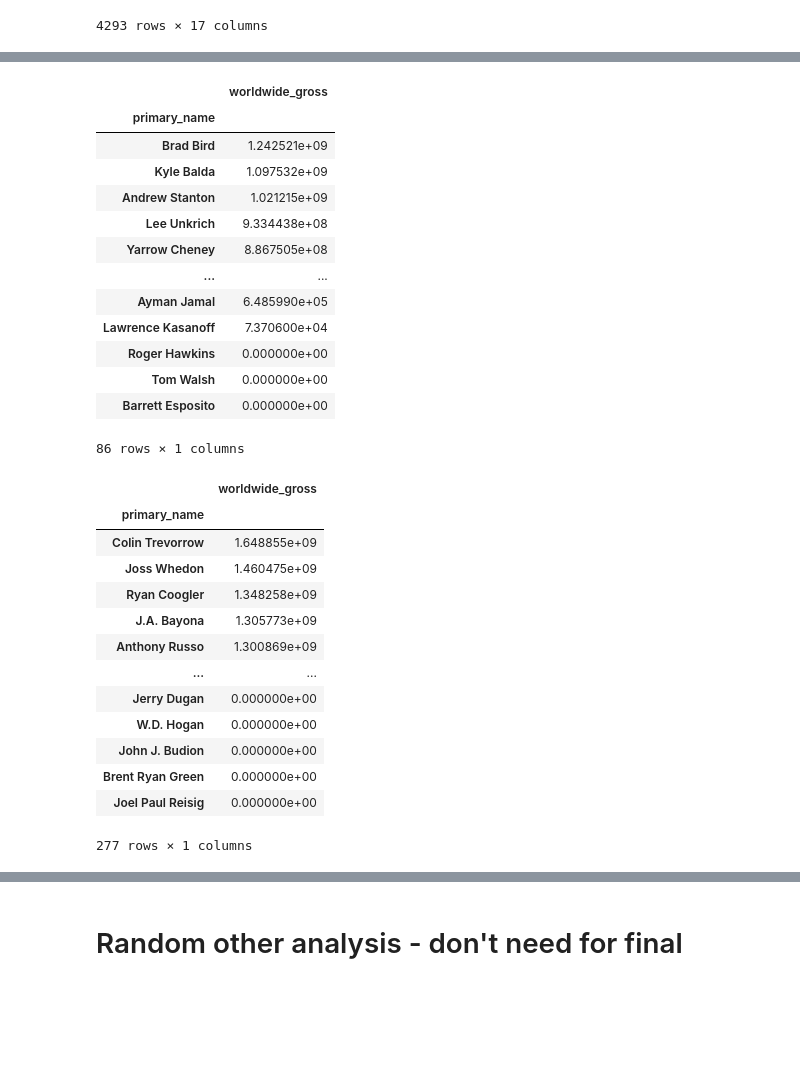
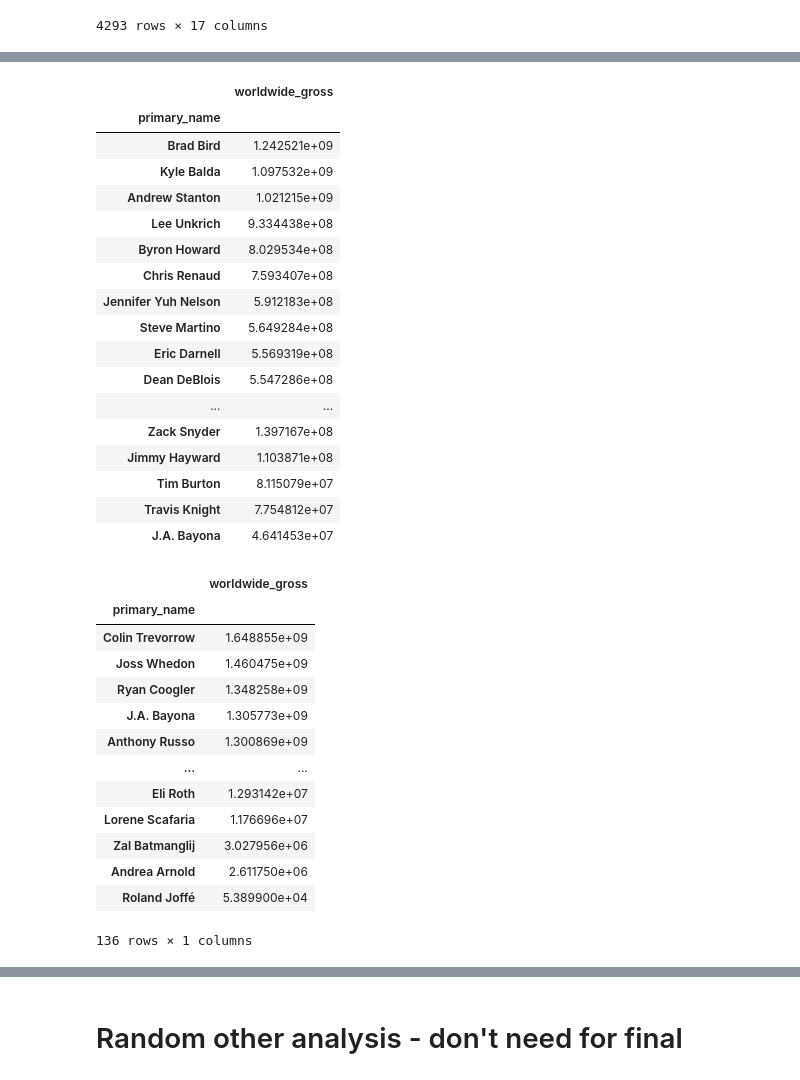
Before and after one commit to abwilliamss/AIAcademy-capstone, a Jupyter notebook: abby.ipynb, the cells around one changed output, grey strips where cells are left out. Saved outputs shown, nothing was run; the diff lists cells and outputs as text; code cells hidden in the pictures; blank space fills up the shorter version.

Commit message:
changing it to filter 5 directors

```diff
--- a/abby.ipynb
+++ b/abby.ipynb
@@ -146,0 +133,2 @@ Name: primary_name, Length: 1242, dtype: int64
+# %%
+final_direct = final
@@ -180,24 +193,28 @@ sns.set(rc={'figure.figsize':(20,10)})
 # %%
-animation = final[final['genres'] == 'Animation']
+animation = final_direct[final_direct['genres'] == 'Animation']
 directors_profit_animation = animation.groupby('primary_name').mean()['worldwide_gross'].sort_values(ascending=False).to_frame()
 directors_profit_animation
 # %% [output]
 |  | worldwide_gross |
 | primary_name |  |
 | Brad Bird | 1.242521e+09 |
 | Kyle Balda | 1.097532e+09 |
 | Andrew Stanton | 1.021215e+09 |
 | Lee Unkrich | 9.334438e+08 |
-| Yarrow Cheney | 8.867505e+08 |
+| Byron Howard | 8.029534e+08 |
+| Chris Renaud | 7.593407e+08 |
+| Jennifer Yuh Nelson | 5.912183e+08 |
+| Steve Martino | 5.649284e+08 |
+| Eric Darnell | 5.569319e+08 |
+| Dean DeBlois | 5.547286e+08 |
 | ... | ... |
-| Ayman Jamal | 6.485990e+05 |
-| Lawrence Kasanoff | 7.370600e+04 |
-| Roger Hawkins | 0.000000e+00 |
-| Tom Walsh | 0.000000e+00 |
-| Barrett Esposito | 0.000000e+00 |
+| Zack Snyder | 1.397167e+08 |
+| Jimmy Hayward | 1.103871e+08 |
+| Tim Burton | 8.115079e+07 |
+| Travis Knight | 7.754812e+07 |
+| J.A. Bayona | 4.641453e+07 |
-86 rows × 1 columns
 # %%
-adventure = final[final['genres'] == 'Adventure']
+adventure = final_direct[final_direct['genres'] == 'Adventure']
 directors_profit_adventure = adventure.groupby('primary_name').mean()['worldwide_gross'].sort_values(ascending=False).to_frame()
 directors_profit_adventure
 # %% [output]
@@ -209,10 +226,10 @@ directors_profit_adventure
 | J.A. Bayona | 1.305773e+09 |
 | Anthony Russo | 1.300869e+09 |
 | ... | ... |
-| Jerry Dugan | 0.000000e+00 |
-| W.D. Hogan | 0.000000e+00 |
-| John J. Budion | 0.000000e+00 |
-| Brent Ryan Green | 0.000000e+00 |
-| Joel Paul Reisig | 0.000000e+00 |
+| Eli Roth | 1.293142e+07 |
+| Lorene Scafaria | 1.176696e+07 |
+| Zal Batmanglij | 3.027956e+06 |
+| Andrea Arnold | 2.611750e+06 |
+| Roland Joffé | 5.389900e+04 |
-277 rows × 1 columns
+136 rows × 1 columns
 # %%
```
Also changed, not shown: parts of 9 cells of this notebook.
